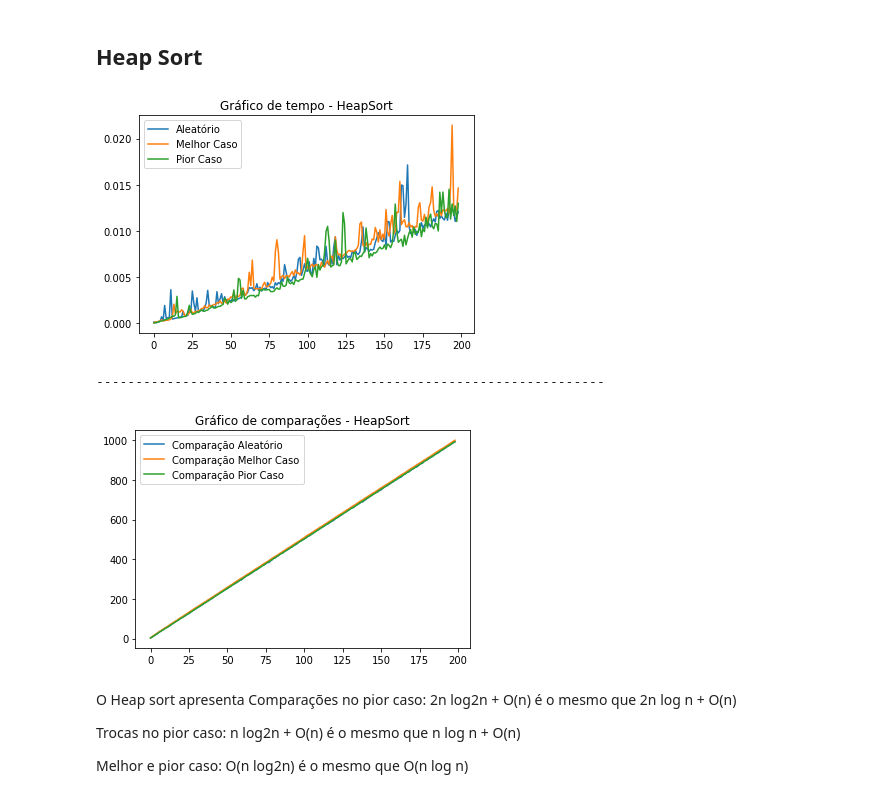
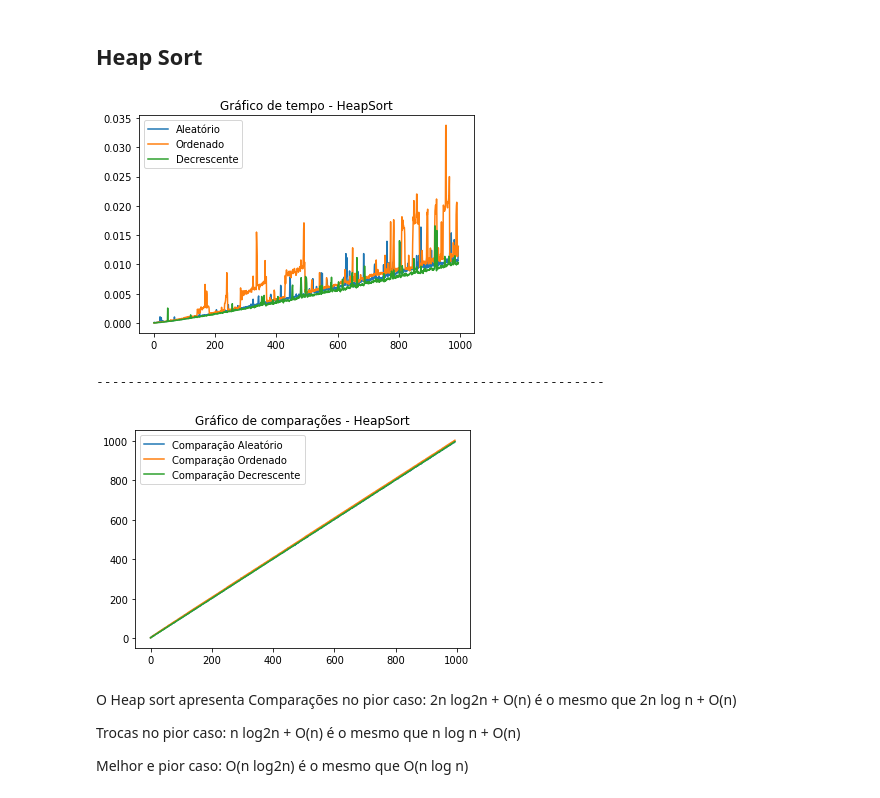
Before and after one commit to Arthss/Exerc-cio-de-CPA, a Jupyter notebook: Exercício_de_CPA.ipynb, the cells around one changed output. Saved outputs shown, nothing was run; the diff lists cells and outputs as text; code cells hidden in the pictures.

```diff
--- a/Exercício_de_CPA.ipynb
+++ b/Exercício_de_CPA.ipynb
@@ -175,7 +175,7 @@ def mergeSort(arr):
 # %%
 tempoAleatorio = []
 comparacoesAleatorio = []
-for a in range(5,1000,5):
+for a in range(5,1000):
   aleatorio = geraArrayAleatorio(a)
   aux = tempo(mergeSort, aleatorio)
   ##print(aux[0])
@@ -406,46 +406,45 @@ def heapSort(arr):
 # %%
 tempoAleatorio = []
 comparacoesAleatorio = []
-for a in range(5,1000,5):
+for a in range(5,1000):
   aleatorio = geraArrayAleatorio(a)
   aux = tempo(heapSort, aleatorio)
-#  print(aux[0])
   tempoAleatorio.append(aux[0])
   comparacoesAleatorio.append(aux[1])
 # %%
-tempoMelhorCaso = []
-comparacoesMelhorCaso = []
-for a in range(5,1000,5):
-  melhorCaso = np.arange(a)
-  aux = tempo(heapSort, melhorCaso)
-  tempoMelhorCaso.append(aux[0])
-  comparacoesMelhorCaso.append(aux[1])
+tempoOrdenado = []
+comparacoesOrdenado = []
+for a in range(5,1000):
+  ordenado = np.arange(a)
+  aux = tempo(heapSort, ordenado)
+  tempoOrdenado.append(aux[0])
+  comparacoesOrdenado.append(aux[1])
 # %%
-tempoPiorCaso = []
-comparacoesPiorCaso = []
-for a in range(5,1000,5):
-  piorCaso = np.arange(a, 0, -1)
-  aux = tempo(heapSort, piorCaso)
-  tempoPiorCaso.append(aux[0])
-  comparacoesPiorCaso.append(aux[1])
+tempoDecrescente = []
+comparacoesDecrescente = []
+for a in range(5,1000):
+  decrescente = np.arange(a, 0, -1)
+  aux = tempo(heapSort, decrescente)
+  tempoDecrescente.append(aux[0])
+  comparacoesDecrescente.append(aux[1])
 # %%
 plt.plot(tempoAleatorio, label = 'Aleatório')
-plt.plot(tempoMelhorCaso, label = 'Melhor Caso')
-plt.plot(tempoPiorCaso, label = 'Pior Caso')
+plt.plot(tempoOrdenado, label = 'Ordenado')
+plt.plot(tempoDecrescente, label = 'Decrescente')
 plt.title('Gráfico de tempo - HeapSort')
 plt.legend()
 plt.show()
 print("-----------------------------------------------------------------")
 plt.plot(comparacoesAleatorio, label = 'Comparação Aleatório')
-plt.plot(comparacoesMelhorCaso, label = 'Comparação Melhor Caso')
-plt.plot(comparacoesPiorCaso, label = 'Comparação Pior Caso')
+plt.plot(comparacoesOrdenado, label = 'Comparação Ordenado')
+plt.plot(comparacoesDecrescente, label = 'Comparação Decrescente')
 plt.title('Gráfico de comparações - HeapSort')
 plt.legend()
 plt.show()
 # %% [output]
-[figure, old version]
+[figure, new version]
 -----------------------------------------------------------------
-[figure, old version]
+[figure, new version]
 # %% [markdown]
 O Heap sort apresenta
 Comparações no pior caso: 2n log2n + O(n) é o mesmo que 2n log n + O(n)
```
Also changed, not shown: parts of 8 cells of this notebook.
